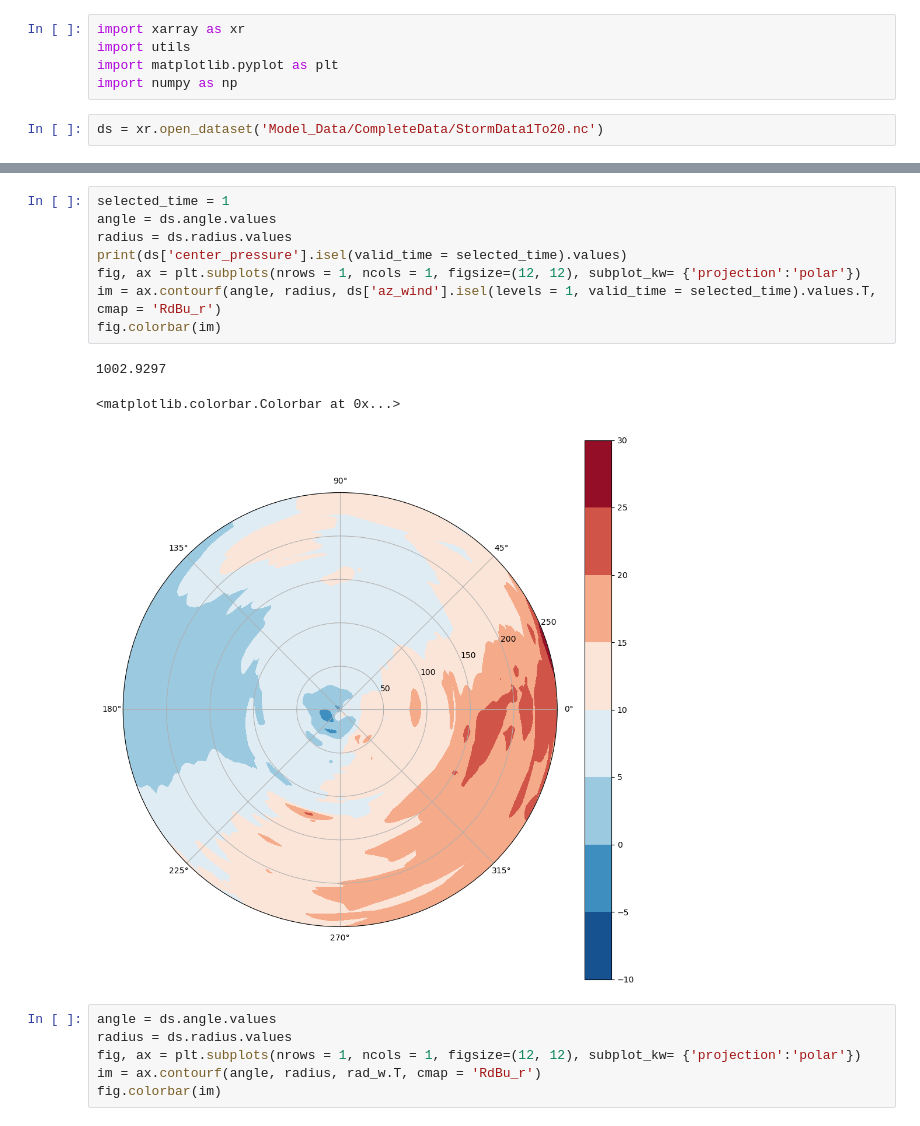
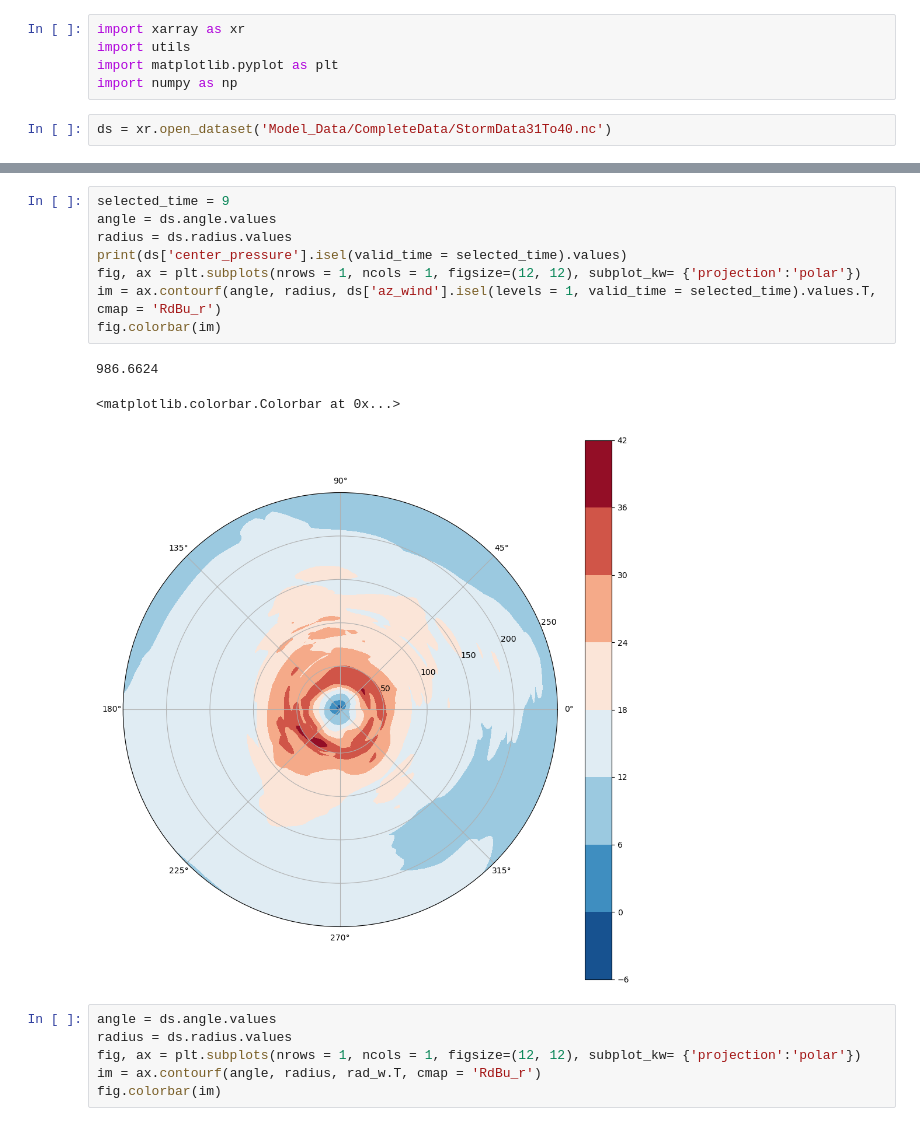
Before and after one commit to ArcticOctopi/Dimensional-Reduction-in-Tropical-Cyclones, a Jupyter notebook: scratchpad.ipynb, the cells around one changed output, grey strips where cells are left out. Saved outputs shown, nothing was run; the diff lists cells and outputs as text.

```diff
--- a/scratchpad.ipynb
+++ b/scratchpad.ipynb
@@ -4,6 +4,6 @@ import utils
 import matplotlib.pyplot as plt
 import numpy as np
 # %%
-ds = xr.open_dataset('Model_Data/CompleteData/StormData1To20.nc')
+ds = xr.open_dataset('Model_Data/CompleteData/StormData31To40.nc')
 # %%
 ds
@@ -10,15 +28,15 @@ ds
 # %%
-selected_time = 1
+selected_time = 9
 angle = ds.angle.values
 radius = ds.radius.values
 print(ds['center_pressure'].isel(valid_time = selected_time).values)
 fig, ax = plt.subplots(nrows = 1, ncols = 1, figsize=(12, 12), subplot_kw= {'projection':'polar'})
 im = ax.contourf(angle, radius, ds['az_wind'].isel(levels = 1, valid_time = selected_time).values.T, cmap = 'RdBu_r')
 fig.colorbar(im)
 # %% [output]
-1002.9297
+986.6624
 <matplotlib.colorbar.Colorbar at 0x...>
-[figure, old version]
+[figure, new version]
 # %%
 angle = ds.angle.values
 radius = ds.radius.values
```
Also changed, not shown: parts of 1 cell of this notebook, 3 other files.
